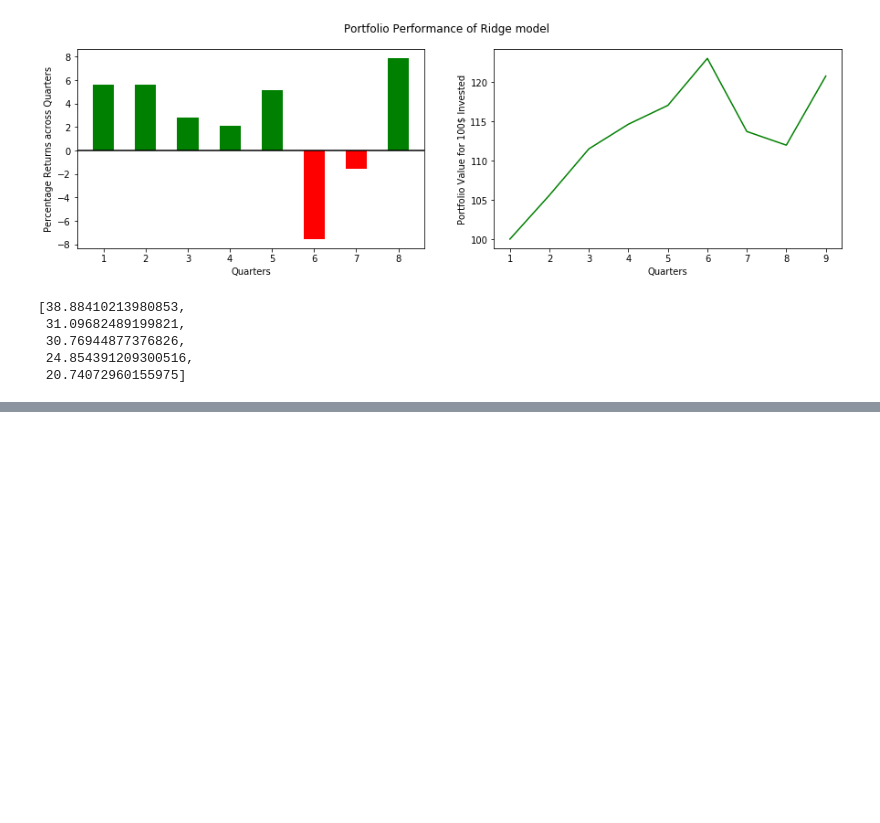
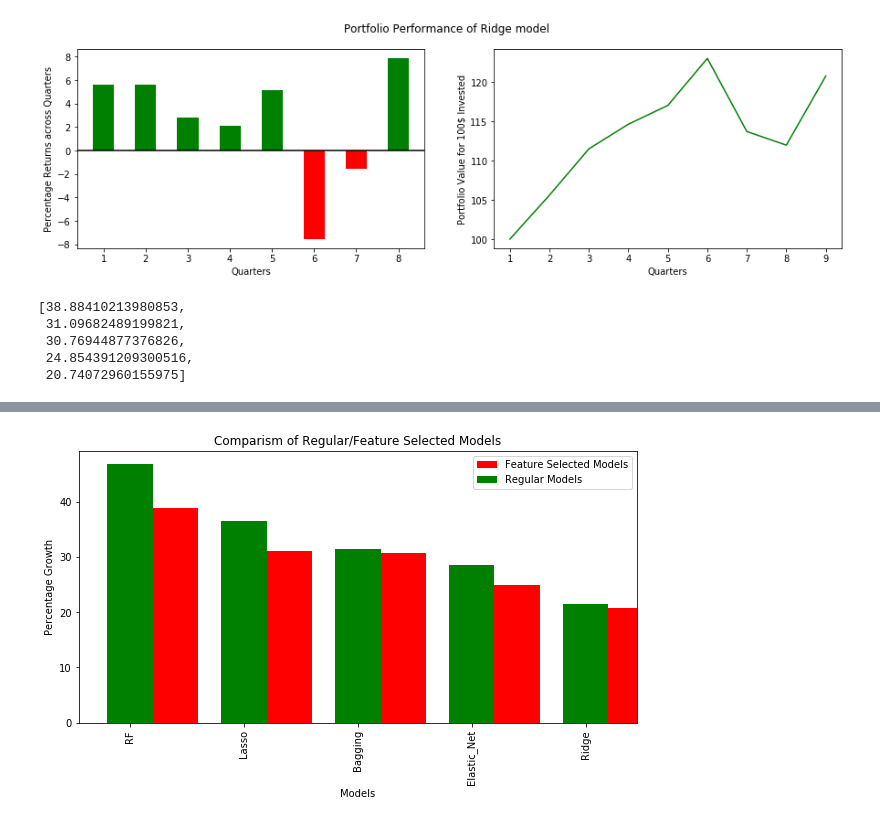
Before and after one commit to durveshb/Portfolio-Management, a Jupyter notebook: 009_Aggregation _and_Results.ipynb, the cells around one changed output, grey strips where cells are left out. Saved outputs shown, nothing was run; the diff lists cells and outputs as text; code cells hidden in the pictures; blank space fills up the shorter version.

```diff
--- a/009_Aggregation _and_Results.ipynb
+++ b/009_Aggregation _and_Results.ipynb
@@ -595,9 +603,20 @@ f_Model_Results
 # %%
 Model_Results = Model_Results[1:-1]
 # %%
+Model_Results = pd.Series(Model_Results)
+f_Model_Results = pd.Series(f_Model_Results)
+
 fig = plt.figure(figsize = (10,5))
-plt.bar((np.arange(len(f_Model_Results)),Model_Results ,width = 0.4,  color = 'r', label = 'Regular Models'))
-plt.bar((np.arange(len(f_Model_Results))+0.4,f_Model_Results ,width = 0.4,  color = 'g', label = 'Feature Selected Models'))
-
+ax = plt.subplot()
+index = np.arange(len(f_Model_Results))
+#rect1 = ax.bar(index,Model_Results ,width= 0.4,  color = 'r', label = 'Regular Models')
+rect2 = ax.bar(index+0.4,f_Model_Results ,width = 0.4,  color = 'r', label = 'Feature Selected Models')
+#ax = f_Model_Results.plot(kind='bar', color = 'red')
+ax = Model_Results.plot(kind='bar', color = 'green', width = 0.4, label = 'Regular Models')
+ax.set_title('Comparism of Regular/Feature Selected Models')
+ax.set_xlabel('Models')
+ax.set_ylabel('Percentage Growth')
+ax.set_xticklabels(f_Models)
+ax.legend(loc='best')
 plt.show()
 # %% [output]
@@ -604,0 +623 @@ SyntaxError: invalid syntax (<ipython-input-34-c9b7025973d8>, line 2)
+[figure, added]
```
Also changed, not shown: parts of 8 cells of this notebook, 12 other files.
